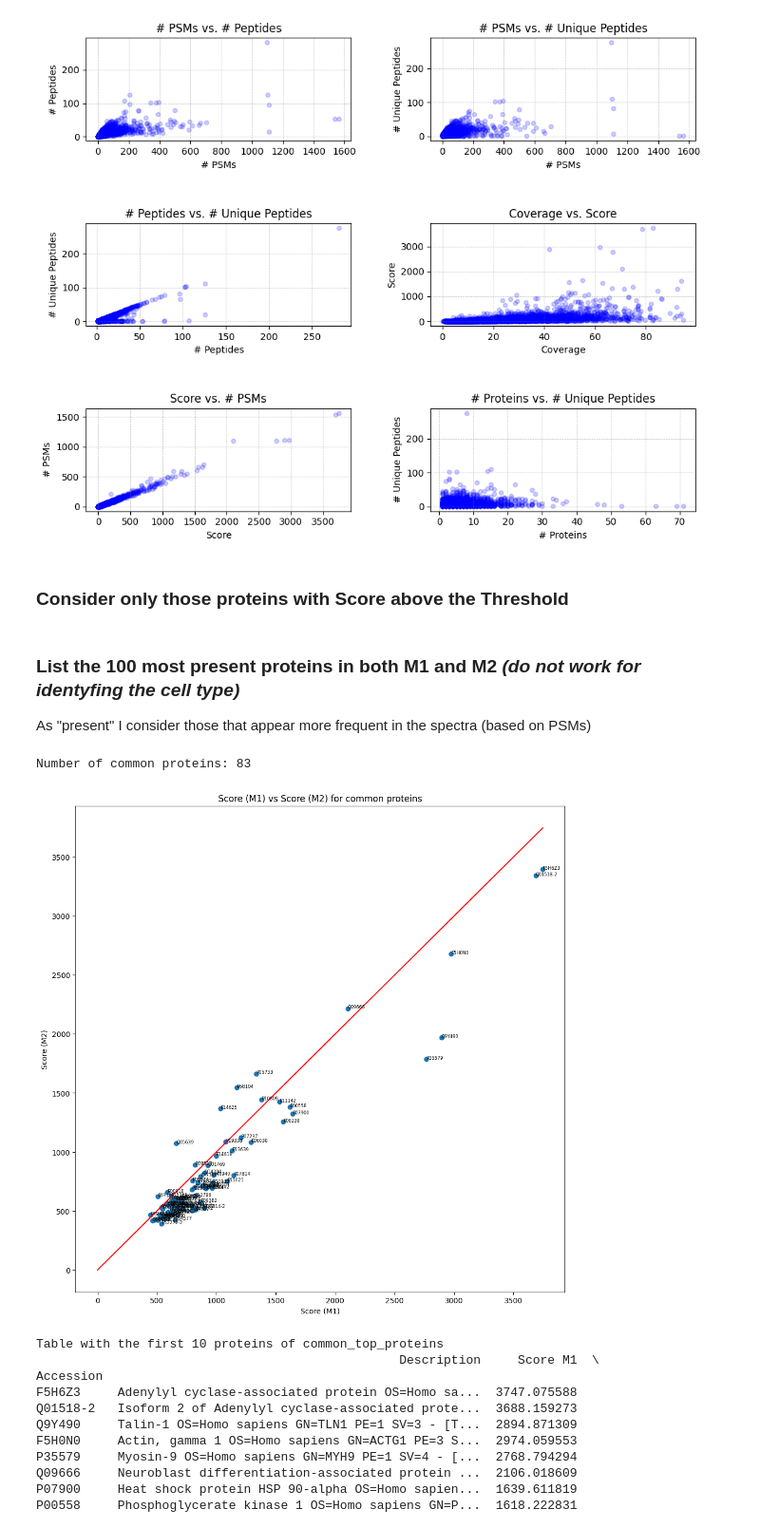
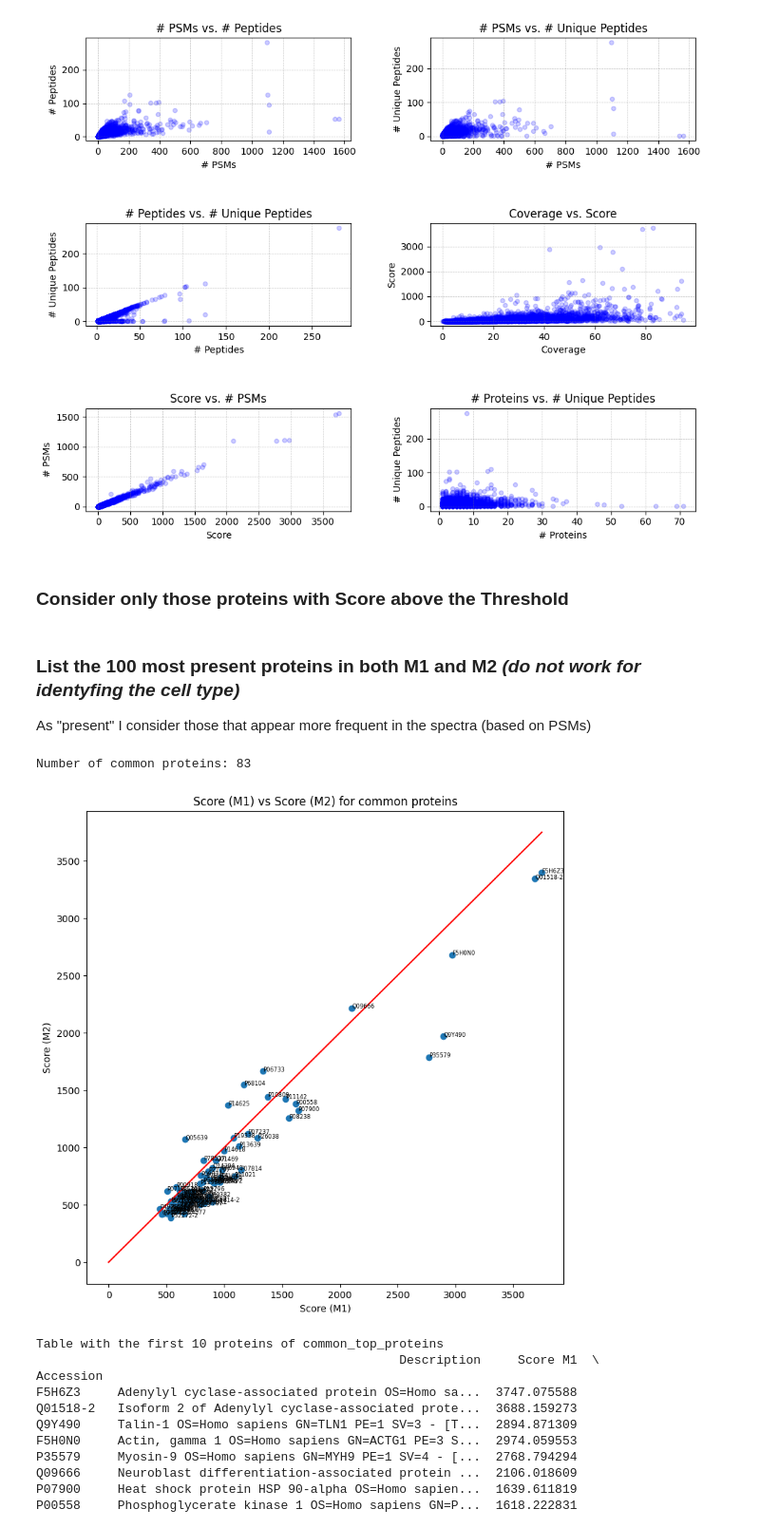
Before and after one commit to powwowath/pyMSpro, a Jupyter notebook: 00_workflow_scanpy_saschaBulk.ipynb, the cells around one changed output. Shown at 95% size. Saved outputs shown, nothing was run; the diff lists cells and outputs as text; code cells hidden in the pictures.

```diff
--- a/00_workflow_scanpy_saschaBulk.ipynb
+++ b/00_workflow_scanpy_saschaBulk.ipynb
@@ -39,7 +45,7 @@ TRANSLATE_PROTEIN_ID = False
 ### Load the Data
 # %%
 # Load count table
-data_src = "./data/raw/sasha_SI_THP/SI_THP_RAW_proteomics_data_ss.xlsx"
+data_src = "./data/processed/2016_Sasha_THP/SI_THP_RAW_proteomics_data_ss.xlsx"
 
 # Load the data
 dataM1 = pd.read_excel(data_src, sheet_name="THP_M1", index_col=0) # Index = Accession
@@ -164,7 +169,7 @@ Number of proteins with less than 2 peptides in M1: 1292
 Number of proteins with less than 2 peptides in M2: 1374
 # %%
 # Bottom limit for SCORE in percentage
-SCORE_PCT_THRESHOLD = 10
+SCORE_PCT_THRESHOLD = 25
 
 fig, axs = plt.subplots(1, 2, figsize=(12, 6))
 
@@ -323,7 +328,7 @@ plt.show()
 # %% [output]
 [figure]
 # %% [markdown]
-### Consider only those proteins with Score above the Threshold
+### Consider only those proteins with **Score** above the Threshold
 # %%
 dataM1 = dataM1[dataM1['Score'] >= m1_score_threshold]
 dataM2 = dataM2[dataM2['Score'] >= m2_score_threshold]
@@ -337,34 +342,34 @@ TOP_NUMBER = 100
 topM1 = dataM1.sort_values(by='# PSMs', ascending=False).head(TOP_NUMBER)
 topM2 = dataM2.sort_values(by='# PSMs', ascending=False).head(TOP_NUMBER)
 # %%
-plt.figure(figsize=(12, 12))
+plt.figure(figsize=(9, 9))
 
 # Filter the proteins present in both topM1 and topM2
 common_top_proteins = topM1.index.intersection(topM2.index)
 print(f"Number of common proteins: {len(common_top_proteins)}")
 
 # Create a mask to filter the common proteins
 mask_common = dataM1.index.isin(common_top_proteins)
 
 # plot
 plt.scatter(topM1.loc[common_top_proteins]['Score'], topM2.loc[common_top_proteins]['Score'])
 plt.xlabel('Score (M1)')
 plt.ylabel('Score (M2)')
 plt.title('Score (M1) vs Score (M2) for common proteins')
 # Add the names of the proteins in small font
 for protein in common_top_proteins:
     # add a separation between the dot and the text
     separation = 0.1
     plt.text(topM1.loc[protein]['Score']+separation, topM2.loc[protein]['Score'], protein, fontsize=6)
 
 # Diagonal line
 max_value = max(topM1['Score'].max(), topM2['Score'].max())
 plt.plot([0, max_value], [0, max_value], color='red')
 
 plt.show()
 # %% [output]
 Number of common proteins: 83
-[figure, old version]
+[figure, new version]
 # %%
 # Print a table with the first 10 proteins of common_top_proteins. The table must contain the Accession, Description, ScoreM1, ScoreM2, #PSMs M1, #PSMs M2, #Peptides M1, #Peptides M2, #Unique Peptides M1, #Unique Peptides M2, Coverage M1, Coverage M2
 print("Table with the first 10 proteins of common_top_proteins")
```
Also changed, not shown: parts of 32 cells of this notebook, 6 other files.
